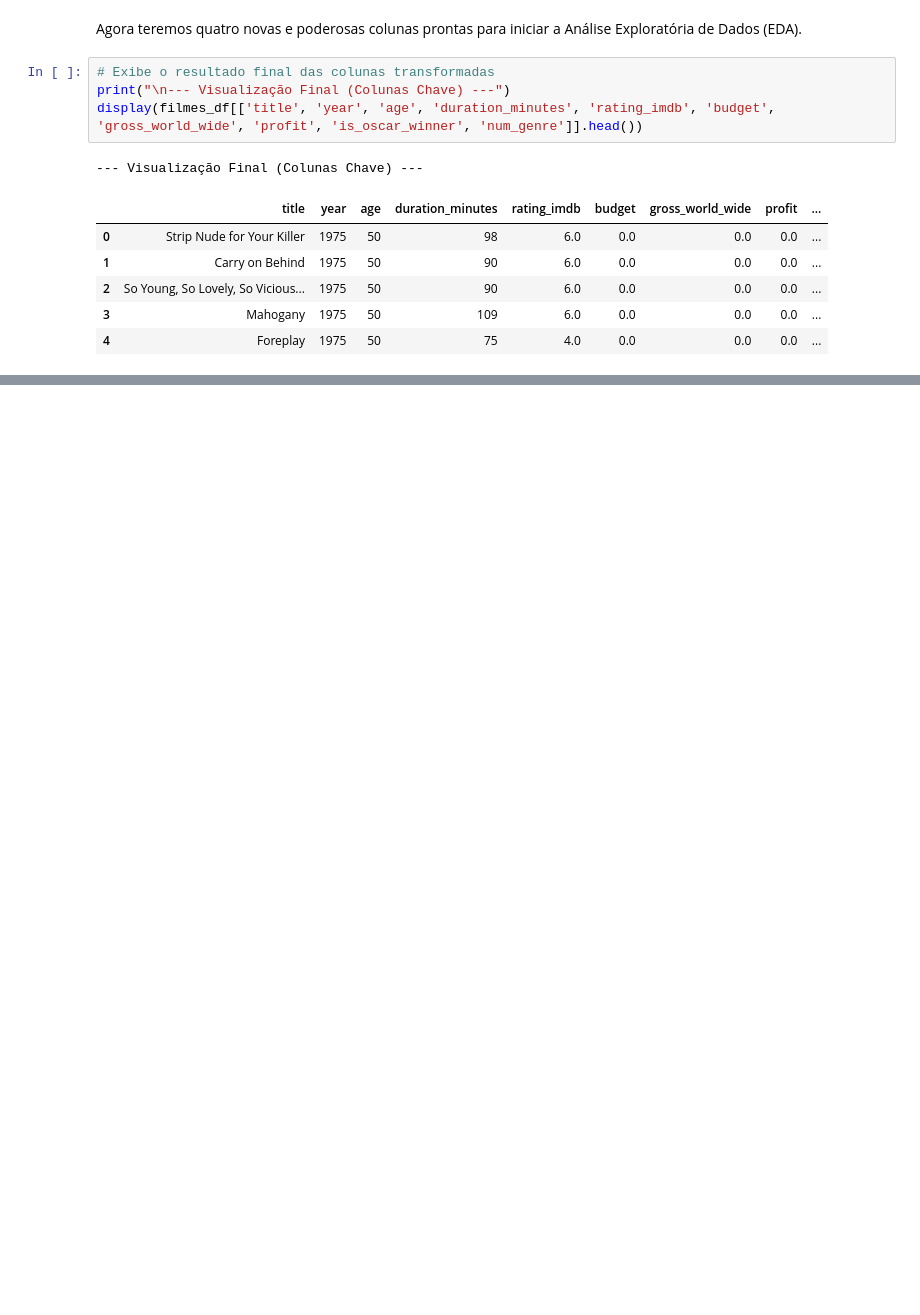
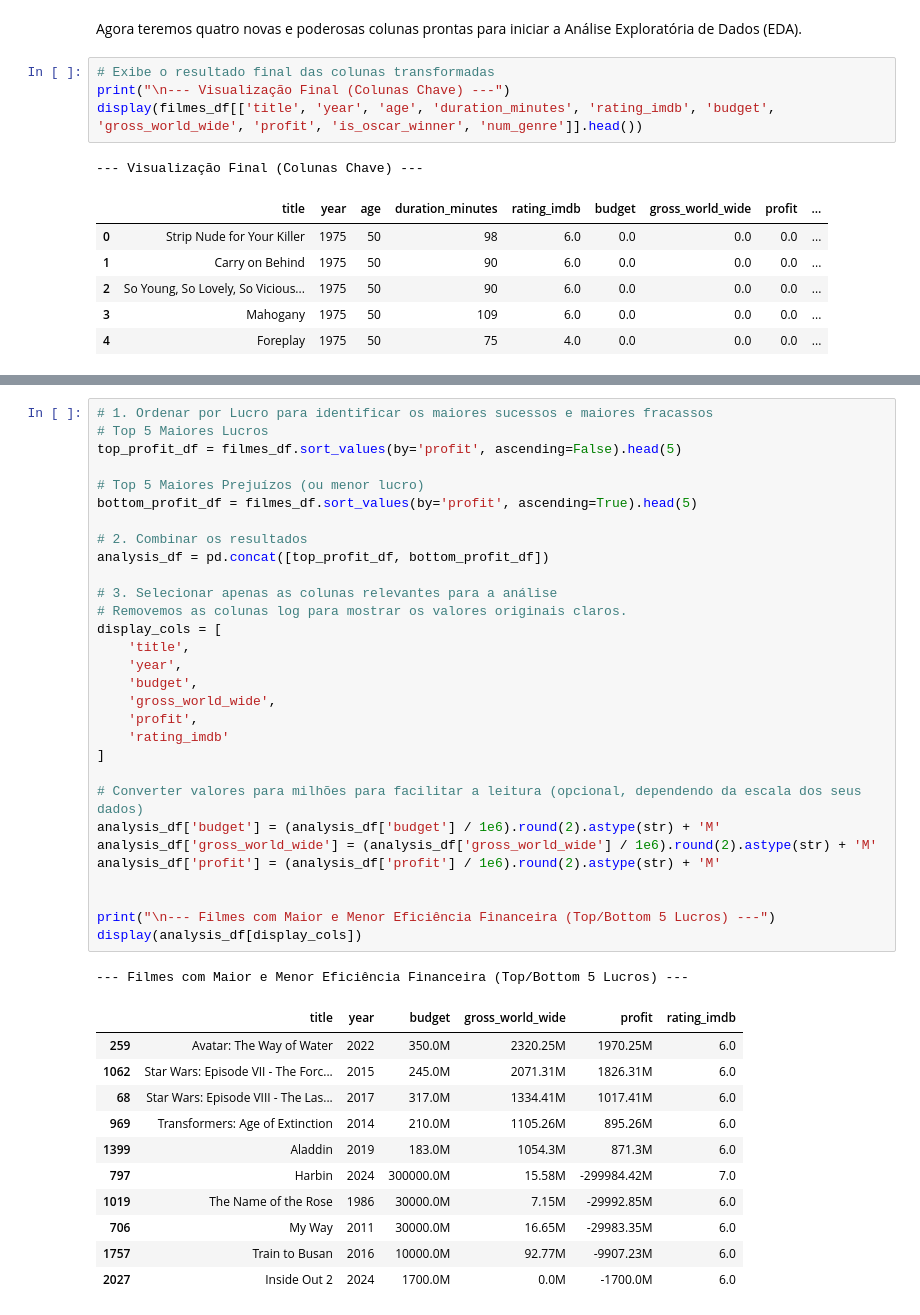
Before and after one commit to dlepinski/Projeto-Extensionista-Big-Data, a Jupyter notebook: app.ipynb, the cells around one changed output, grey strips where cells are left out. Drawn from its saved outputs; the diff is of its cells as text; blank space fills up the shorter version.

```diff
--- a/app.ipynb
+++ b/app.ipynb
@@ -298,0 +496,43 @@ display(filmes_df[['title', 'year', 'age', 'duration_minutes', 'rating_imdb', 'b
+# %%
+# 1. Ordenar por Lucro para identificar os maiores sucessos e maiores fracassos
+# Top 5 Maiores Lucros
+top_profit_df = filmes_df.sort_values(by='profit', ascending=False).head(5)
+
+# Top 5 Maiores Prejuízos (ou menor lucro)
+bottom_profit_df = filmes_df.sort_values(by='profit', ascending=True).head(5)
+
+# 2. Combinar os resultados
+analysis_df = pd.concat([top_profit_df, bottom_profit_df])
+
+# 3. Selecionar apenas as colunas relevantes para a análise
+# Removemos as colunas log para mostrar os valores originais claros.
+display_cols = [
+    'title',
+    'year',
+    'budget',
+    'gross_world_wide',
+    'profit',
+    'rating_imdb'
+]
+
+# Converter valores para milhões para facilitar a leitura (opcional, dependendo da escala dos seus dados)
+analysis_df['budget'] = (analysis_df['budget'] / 1e6).round(2).astype(str) + 'M'
+analysis_df['gross_world_wide'] = (analysis_df['gross_world_wide'] / 1e6).round(2).astype(str) + 'M'
+analysis_df['profit'] = (analysis_df['profit'] / 1e6).round(2).astype(str) + 'M'
+
+
+print("\n--- Filmes com Maior e Menor Eficiência Financeira (Top/Bottom 5 Lucros) ---")
+display(analysis_df[display_cols])
+# %% [output]
+--- Filmes com Maior e Menor Eficiência Financeira (Top/Bottom 5 Lucros) ---
+|  | title | year | budget | gross_world_wide | profit | rating_imdb |
+| 259 | Avatar: The Way of Water | 2022 | 350.0M | 2320.25M | 1970.25M | 6.0 |
+| 1062 | Star Wars: Episode VII - The Forc... | 2015 | 245.0M | 2071.31M | 1826.31M | 6.0 |
+| 68 | Star Wars: Episode VIII - The Las... | 2017 | 317.0M | 1334.41M | 1017.41M | 6.0 |
+| 969 | Transformers: Age of Extinction | 2014 | 210.0M | 1105.26M | 895.26M | 6.0 |
+| 1399 | Aladdin | 2019 | 183.0M | 1054.3M | 871.3M | 6.0 |
+| 797 | Harbin | 2024 | 300000.0M | 15.58M | -299984.42M | 7.0 |
+| 1019 | The Name of the Rose | 1986 | 30000.0M | 7.15M | -29992.85M | 6.0 |
+| 706 | My Way | 2011 | 30000.0M | 16.65M | -29983.35M | 6.0 |
+| 1757 | Train to Busan | 2016 | 10000.0M | 92.77M | -9907.23M | 6.0 |
+| 2027 | Inside Out 2 | 2024 | 1700.0M | 0.0M | -1700.0M | 6.0 |
```
Also changed, not shown: parts of 17 cells of this notebook.
